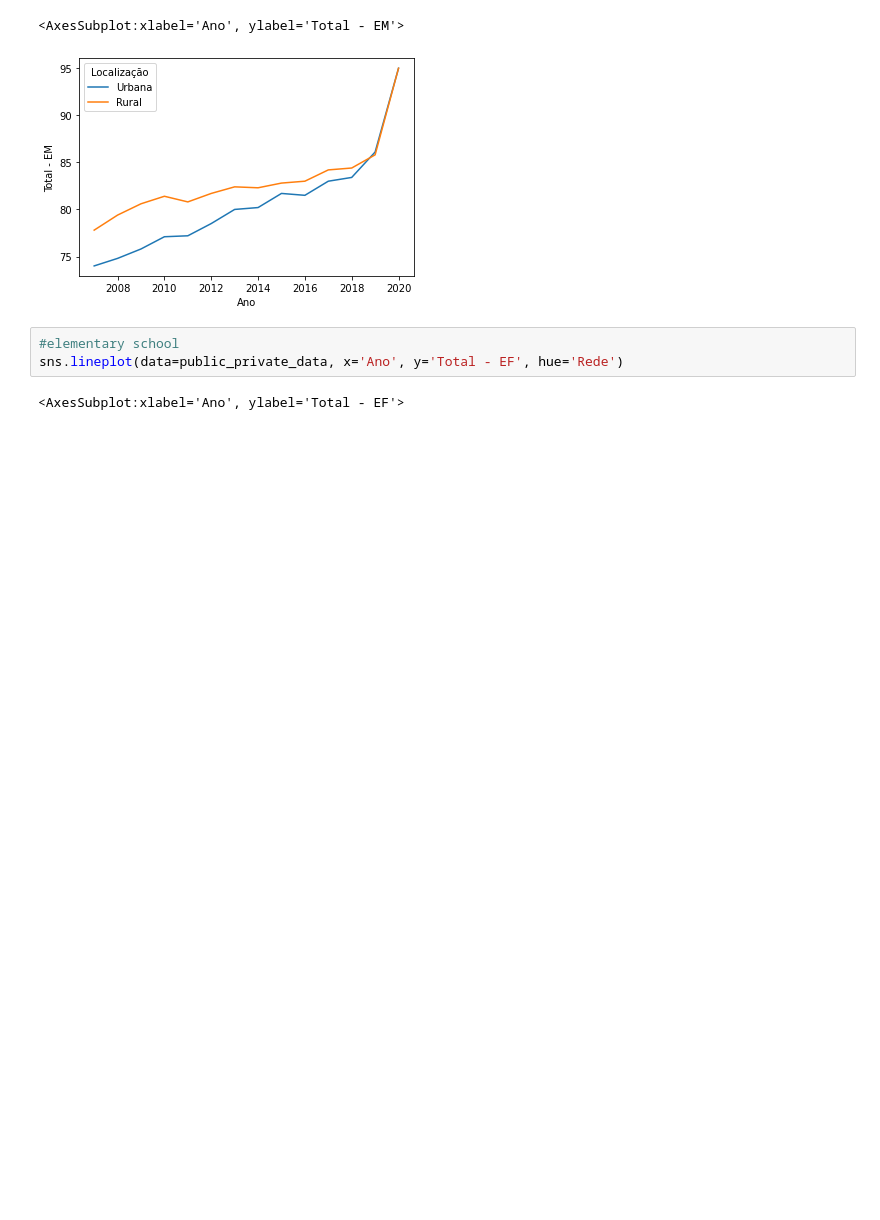
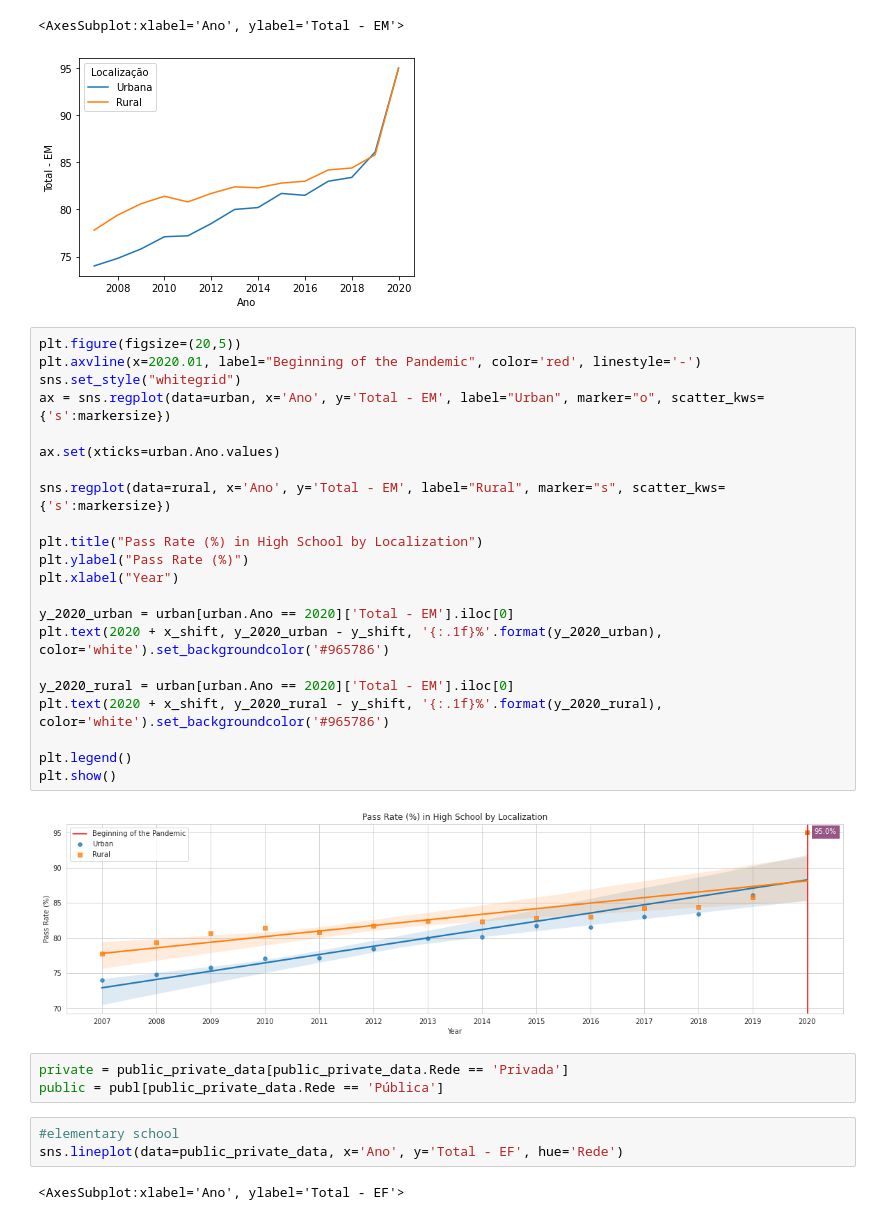
Before and after one commit to aianshay/covid-impacts-on-education, a Jupyter notebook: viz_rq3_rq4.ipynb, the cells around one changed output. Drawn from its saved outputs; the diff is of its cells as text; blank space fills up the shorter version.

```diff
--- a/viz_rq3_rq4.ipynb
+++ b/viz_rq3_rq4.ipynb
@@ -48,6 +119,33 @@ sns.lineplot(data=urban_rural_data, x='Ano', y='Total - EM', hue='Localização'
 # %% [output]
 <AxesSubplot:xlabel='Ano', ylabel='Total - EM'>
 [figure]
+# %%
+plt.figure(figsize=(20,5))
+plt.axvline(x=2020.01, label="Beginning of the Pandemic", color='red', linestyle='-')
+sns.set_style("whitegrid")
+ax = sns.regplot(data=urban, x='Ano', y='Total - EM', label="Urban", marker="o", scatter_kws={'s':markersize})
+
+ax.set(xticks=urban.Ano.values)
+
+sns.regplot(data=rural, x='Ano', y='Total - EM', label="Rural", marker="s", scatter_kws={'s':markersize})
+
+plt.title("Pass Rate (%) in High School by Localization")
+plt.ylabel("Pass Rate (%)")
+plt.xlabel("Year")
+
+y_2020_urban = urban[urban.Ano == 2020]['Total - EM'].iloc[0]
+plt.text(2020 + x_shift, y_2020_urban - y_shift, '{:.1f}%'.format(y_2020_urban), color='white').set_backgroundcolor('#965786')
+
+y_2020_rural = urban[urban.Ano == 2020]['Total - EM'].iloc[0]
+plt.text(2020 + x_shift, y_2020_rural - y_shift, '{:.1f}%'.format(y_2020_rural), color='white').set_backgroundcolor('#965786')
+
+plt.legend()
+plt.show()
+# %% [output]
+[figure, added]
+# %%
+private = public_private_data[public_private_data.Rede == 'Privada']
+public = publ[public_private_data.Rede == 'Pública']
 # %%
 #elementary school
 sns.lineplot(data=public_private_data, x='Ano', y='Total - EF', hue='Rede')
```
Also changed, not shown: parts of 7 cells of this notebook.
